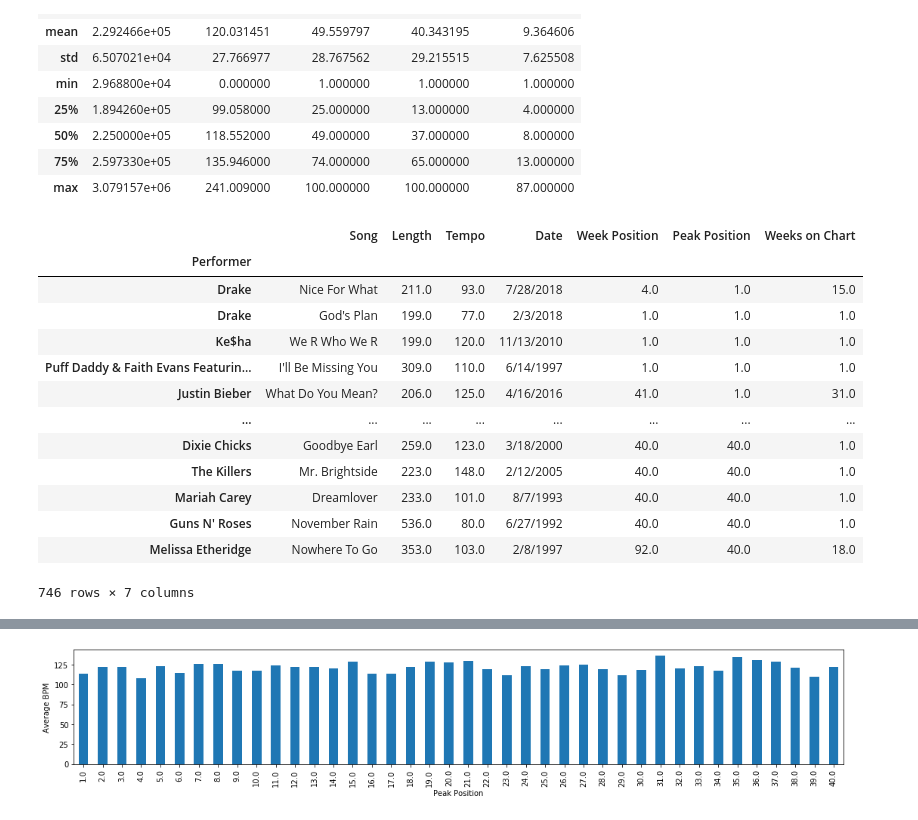
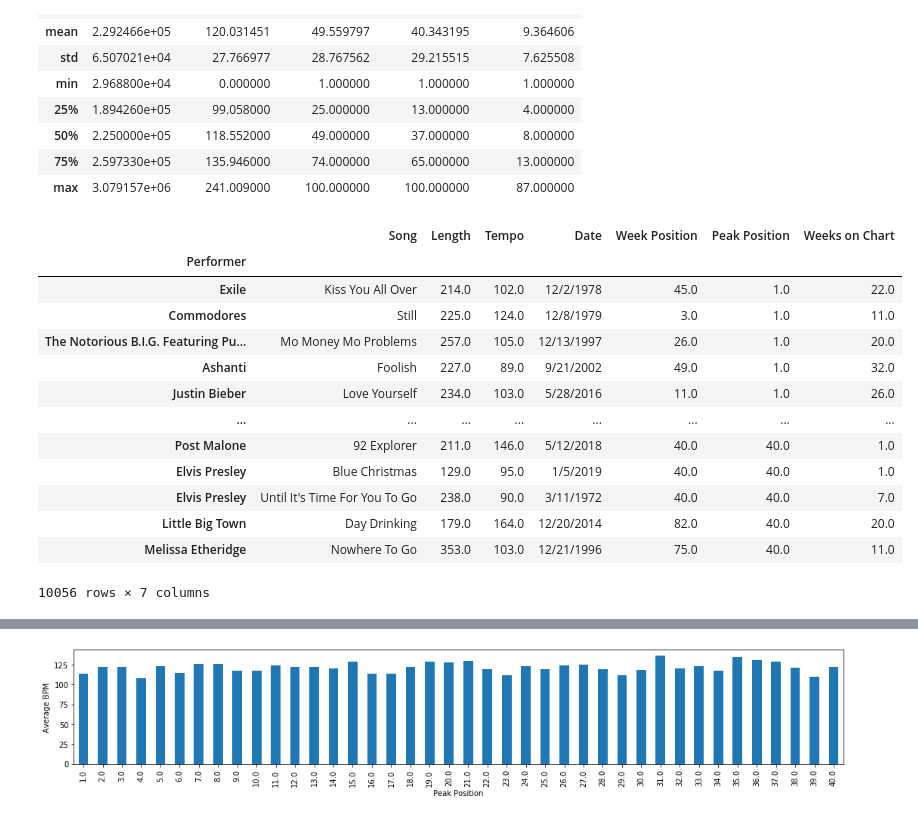
Before and after one commit to LRiceBall/Project-Group-5, a Jupyter notebook: start.ipynb, the cells around one changed output, grey strips where cells are left out. Drawn from its saved outputs; the diff is of its cells as text; code cells hidden in the pictures.

```diff
--- a/start.ipynb
+++ b/start.ipynb
@@ -95,34 +95,34 @@ new_df.describe()
 | max | 3.079157e+06 | 241.009000 | 100.000000 | 100.000000 | 87.000000 |
 # %%
 peak_df = new_df.sort_values(by="Peak Position")
-peak_df = peak_df.drop_duplicates(["Song"], keep="last")
+peak_df = peak_df.drop_duplicates(["Song"], keep="first")
 
 def convert(x):
     return round((x/1000),0)
 
 def rounding(x):
     return round(x,0)
 
 peak_df["Length"] = peak_df["Length"].apply(convert)
 peak_df["Tempo"] = peak_df["Tempo"].apply(rounding)
 
 peak_df = peak_df.loc[(peak_df["Peak Position"] <= 40)]
 peak_df
 # %% [output]
 |  | Song | Length | Tempo | Date | Week Position | Peak Position | Weeks on Chart |
 | Performer |  |  |  |  |  |  |  |
-| Drake | Nice For What | 211.0 | 93.0 | 7/28/2018 | 4.0 | 1.0 | 15.0 |
-| Drake | God's Plan | 199.0 | 77.0 | 2/3/2018 | 1.0 | 1.0 | 1.0 |
-| Ke$ha | We R Who We R | 199.0 | 120.0 | 11/13/2010 | 1.0 | 1.0 | 1.0 |
-| Puff Daddy & Faith Evans Featurin... | I'll Be Missing You | 309.0 | 110.0 | 6/14/1997 | 1.0 | 1.0 | 1.0 |
-| Justin Bieber | What Do You Mean? | 206.0 | 125.0 | 4/16/2016 | 41.0 | 1.0 | 31.0 |
+| Exile | Kiss You All Over | 214.0 | 102.0 | 12/2/1978 | 45.0 | 1.0 | 22.0 |
+| Commodores | Still | 225.0 | 124.0 | 12/8/1979 | 3.0 | 1.0 | 11.0 |
+| The Notorious B.I.G. Featuring Pu... | Mo Money Mo Problems | 257.0 | 105.0 | 12/13/1997 | 26.0 | 1.0 | 20.0 |
+| Ashanti | Foolish | 227.0 | 89.0 | 9/21/2002 | 49.0 | 1.0 | 32.0 |
+| Justin Bieber | Love Yourself | 234.0 | 103.0 | 5/28/2016 | 11.0 | 1.0 | 26.0 |
 | ... | ... | ... | ... | ... | ... | ... | ... |
-| Dixie Chicks | Goodbye Earl | 259.0 | 123.0 | 3/18/2000 | 40.0 | 40.0 | 1.0 |
-| The Killers | Mr. Brightside | 223.0 | 148.0 | 2/12/2005 | 40.0 | 40.0 | 1.0 |
-| Mariah Carey | Dreamlover | 233.0 | 101.0 | 8/7/1993 | 40.0 | 40.0 | 1.0 |
-| Guns N' Roses | November Rain | 536.0 | 80.0 | 6/27/1992 | 40.0 | 40.0 | 1.0 |
-| Melissa Etheridge | Nowhere To Go | 353.0 | 103.0 | 2/8/1997 | 92.0 | 40.0 | 18.0 |
+| Post Malone | 92 Explorer | 211.0 | 146.0 | 5/12/2018 | 40.0 | 40.0 | 1.0 |
+| Elvis Presley | Blue Christmas | 129.0 | 95.0 | 1/5/2019 | 40.0 | 40.0 | 1.0 |
+| Elvis Presley | Until It's Time For You To Go | 238.0 | 90.0 | 3/11/1972 | 40.0 | 40.0 | 7.0 |
+| Little Big Town | Day Drinking | 179.0 | 164.0 | 12/20/2014 | 82.0 | 40.0 | 20.0 |
+| Melissa Etheridge | Nowhere To Go | 353.0 | 103.0 | 12/21/1996 | 75.0 | 40.0 | 11.0 |
-746 rows × 7 columns
+10056 rows × 7 columns
 # %%
 def regress(x,y):
     import scipy.stats as st
```
Also changed, not shown: parts of 8 cells of this notebook.
